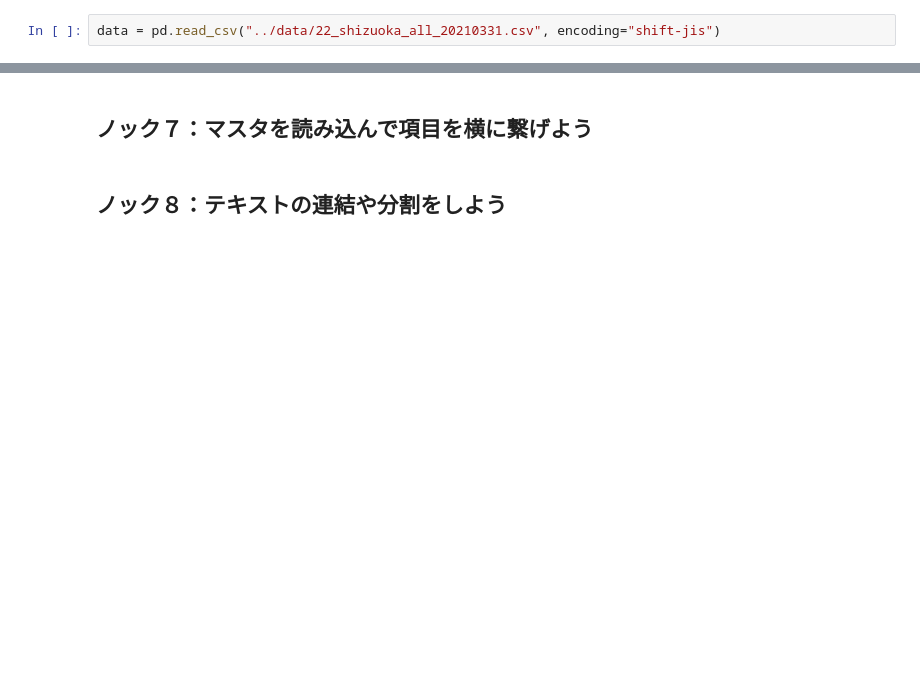
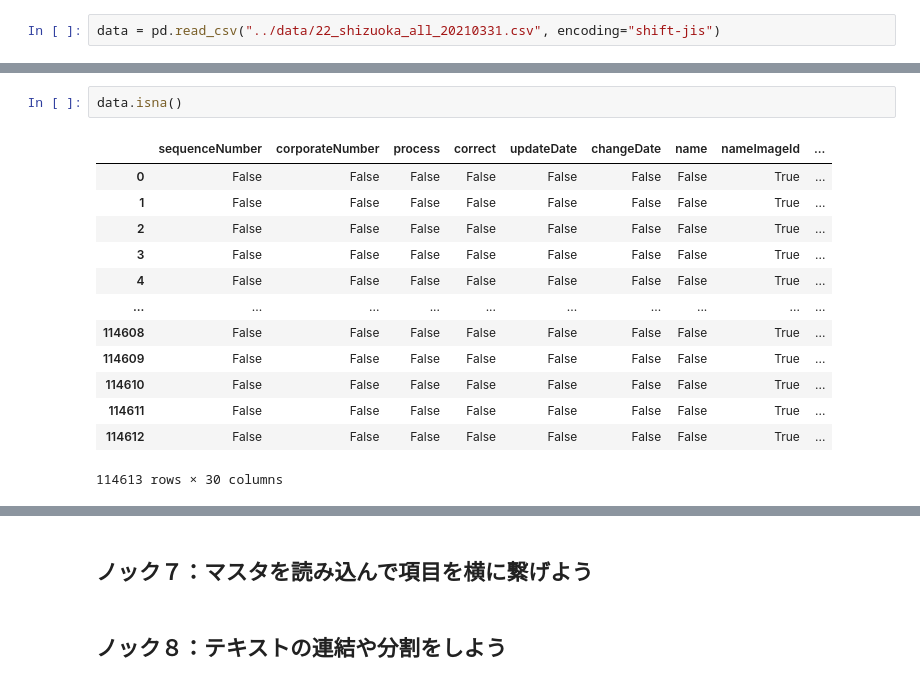
Before and after one commit to Yabie-5/process-visualization, a Jupyter notebook: 100knock-process-visualization/chapter-1/src/1章.ipynb, the cells around one changed output, grey strips where cells are left out. Saved outputs shown, nothing was run; the diff lists cells and outputs as text; blank space fills up the shorter version.

```diff
--- a/100knock-process-visualization/chapter-1/src/1章.ipynb
+++ b/100knock-process-visualization/chapter-1/src/1章.ipynb
@@ -19,0 +189,16 @@ data = pd.read_csv("../data/22_shizuoka_all_20210331.csv", encoding="shift-jis")
+# %%
+data.isna()
+# %% [output]
+|  | sequenceNumber | corporateNumber | process | correct | updateDate | changeDate | name | nameImageId | ... |
+| 0 | False | False | False | False | False | False | False | True | ... |
+| 1 | False | False | False | False | False | False | False | True | ... |
+| 2 | False | False | False | False | False | False | False | True | ... |
+| 3 | False | False | False | False | False | False | False | True | ... |
+| 4 | False | False | False | False | False | False | False | True | ... |
+| ... | ... | ... | ... | ... | ... | ... | ... | ... | ... |
+| 114608 | False | False | False | False | False | False | False | True | ... |
+| 114609 | False | False | False | False | False | False | False | True | ... |
+| 114610 | False | False | False | False | False | False | False | True | ... |
+| 114611 | False | False | False | False | False | False | False | True | ... |
+| 114612 | False | False | False | False | False | False | False | True | ... |
+114613 rows × 30 columns
```
Also changed, not shown: parts of 42 cells of this notebook.
